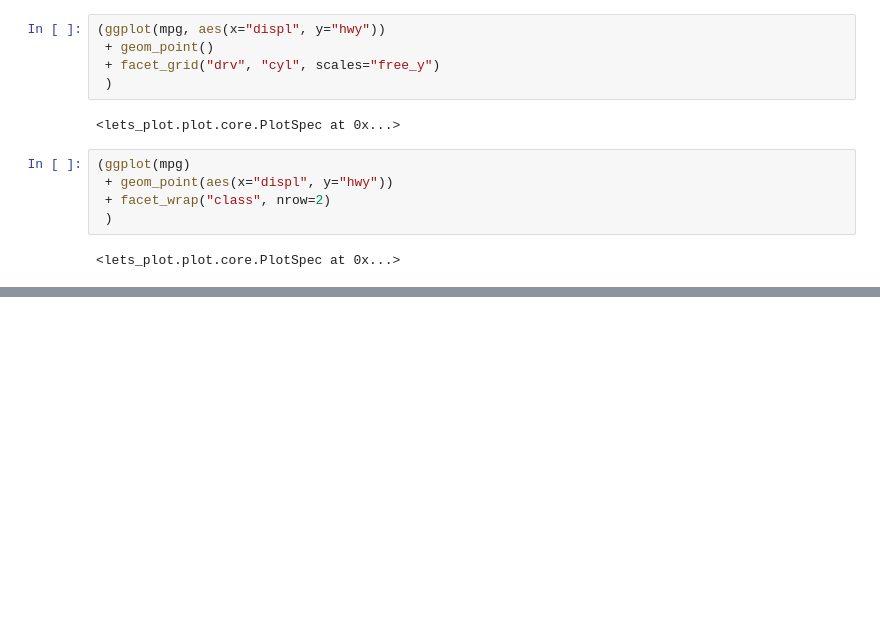
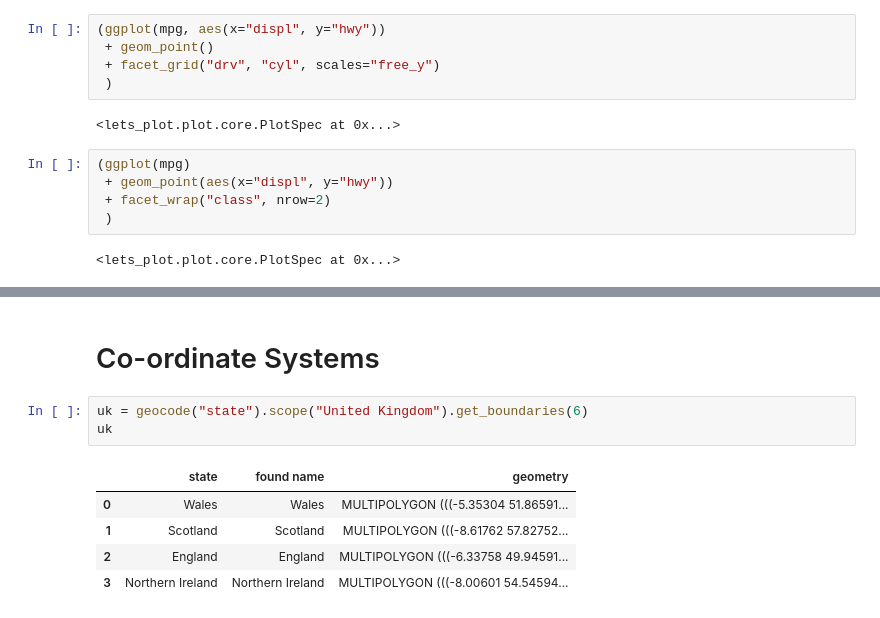
Before and after one commit to navono/ml_py_learning, a Jupyter notebook: data_viz/py_4_ds/05_viz_layers.ipynb, the cells around one changed output, grey strips where cells are left out. Saved outputs shown, nothing was run; the diff lists cells and outputs as text; blank space fills up the shorter version.

```diff
--- a/data_viz/py_4_ds/05_viz_layers.ipynb
+++ b/data_viz/py_4_ds/05_viz_layers.ipynb
@@ -166,0 +251,11 @@ mpg.head()
+# %% [markdown]
+# Co-ordinate Systems
+# %%
+uk = geocode("state").scope("United Kingdom").get_boundaries(6)
+uk
+# %% [output]
+|  | state | found name | geometry |
+| 0 | Wales | Wales | MULTIPOLYGON (((-5.35304 51.86591... |
+| 1 | Scotland | Scotland | MULTIPOLYGON (((-8.61762 57.82752... |
+| 2 | England | England | MULTIPOLYGON (((-6.33758 49.94591... |
+| 3 | Northern Ireland | Northern Ireland | MULTIPOLYGON (((-8.00601 54.54594... |
```
Also changed, not shown: parts of 15 cells of this notebook.
